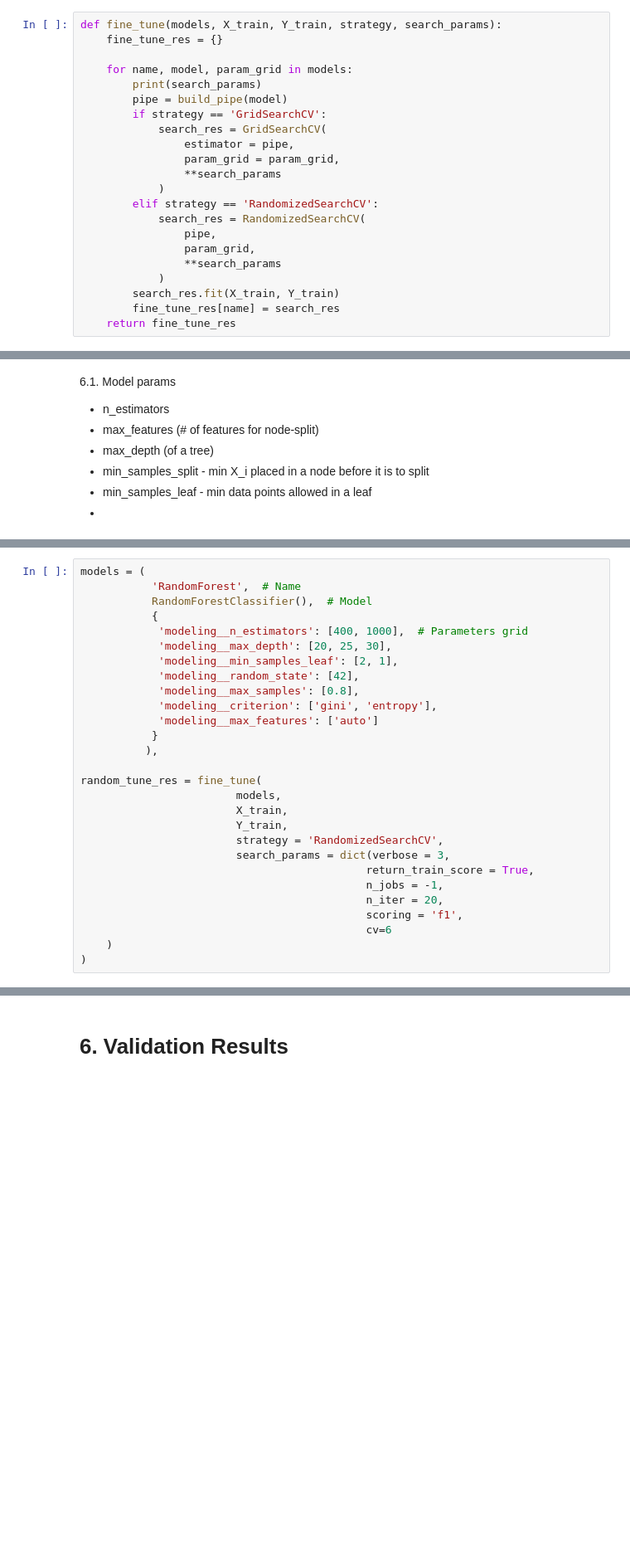
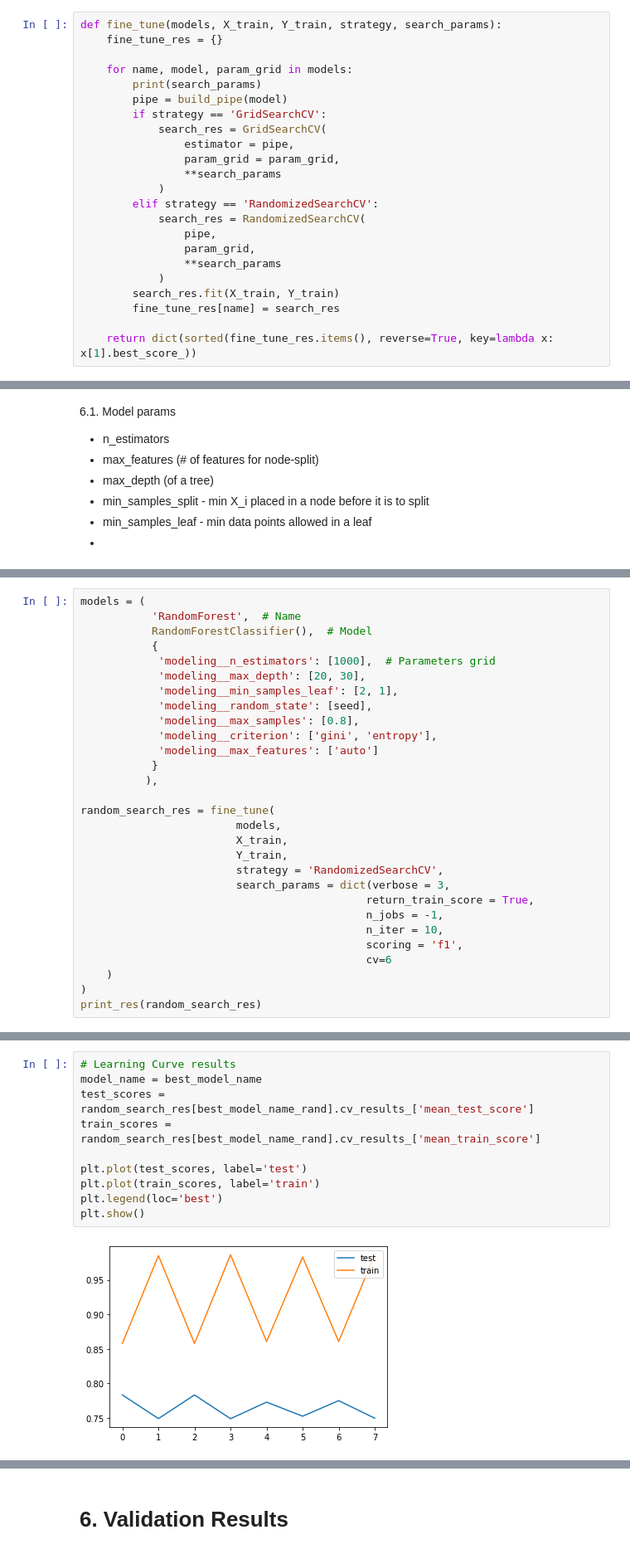
Before and after one commit to PashaIanko/Kaggle.Titanic, a Jupyter notebook: Main.ipynb, the cells around one changed output, grey strips where cells are left out. Shown at 83% size. Cells and saved outputs as stored; diff of their text form; blank space fills up the shorter version.

```diff
--- a/Main.ipynb
+++ b/Main.ipynb
@@ -102,7 +116,8 @@ def fine_tune(models, X_train, Y_train, strategy, search_params):
             )
         search_res.fit(X_train, Y_train)
         fine_tune_res[name] = search_res
-    return fine_tune_res
+
+    return dict(sorted(fine_tune_res.items(), reverse=True, key=lambda x: x[1].best_score_))
 # %% [markdown]
 #**1. Concatenate train & test**
 # %%
@@ -445,17 +443,17 @@ models = (
            'RandomForest',  # Name
            RandomForestClassifier(),  # Model
            {
-            'modeling__n_estimators': [400, 1000],  # Parameters grid
-            'modeling__max_depth': [20, 25, 30],
+            'modeling__n_estimators': [1000],  # Parameters grid
+            'modeling__max_depth': [20, 30],
             'modeling__min_samples_leaf': [2, 1],
-            'modeling__random_state': [42],
+            'modeling__random_state': [seed],
             'modeling__max_samples': [0.8],
             'modeling__criterion': ['gini', 'entropy'],
             'modeling__max_features': ['auto']
            }
           ),
 
-random_tune_res = fine_tune(
+random_search_res = fine_tune(
                         models,
                         X_train,
                         Y_train,
@@ -463,9 +461,10 @@ random_tune_res = fine_tune(
                         search_params = dict(verbose = 3,
                                             return_train_score = True,
                                             n_jobs = -1,
-                                            n_iter = 20,
+                                            n_iter = 10,
                                             scoring = 'f1',
                                             cv=6
     )
 )
+print_res(random_search_res)
 # %% [output]
@@ -497 +544,13 @@ plt.show()
+# %%
+# Learning Curve results
+model_name = best_model_name
+test_scores = random_search_res[best_model_name_rand].cv_results_['mean_test_score']
+train_scores = random_search_res[best_model_name_rand].cv_results_['mean_train_score']
+
+plt.plot(test_scores, label='test')
+plt.plot(train_scores, label='train')
+plt.legend(loc='best')
+plt.show()
+# %% [output]
+[figure, added]
 # %%
```
Also changed, not shown: parts of 21 cells of this notebook.
